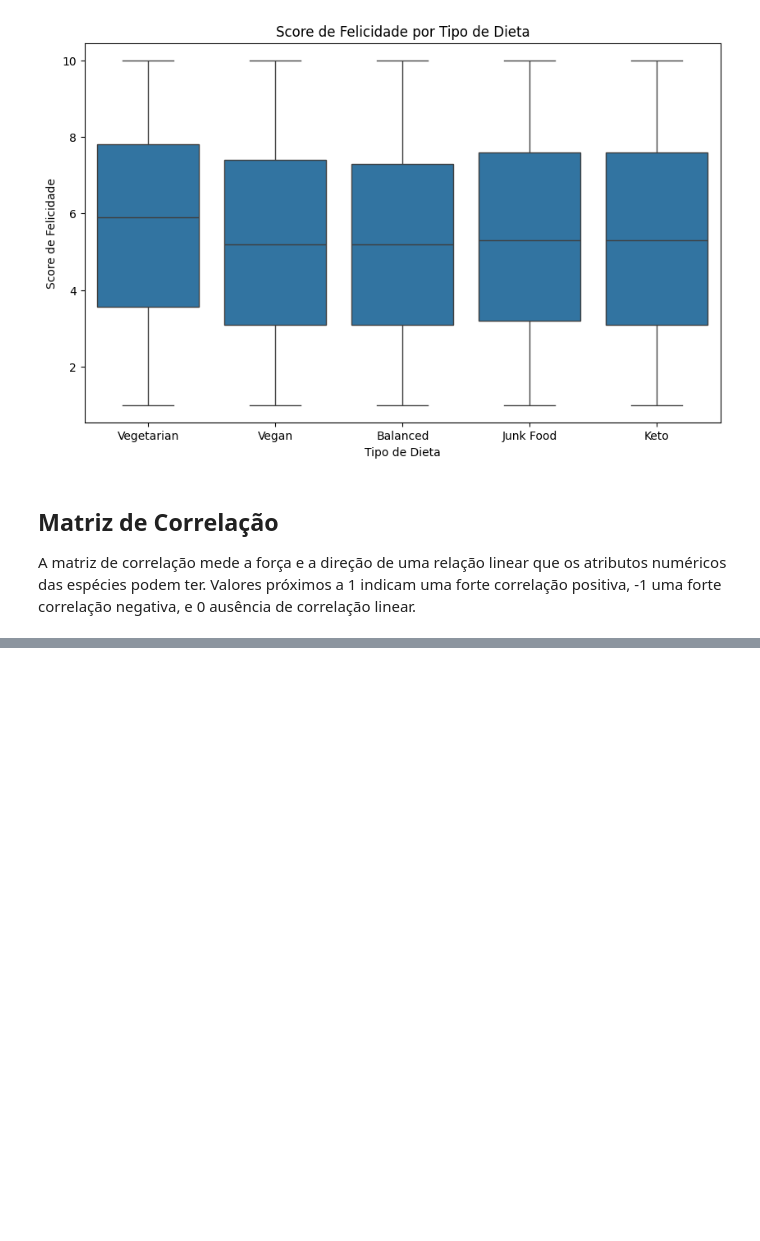
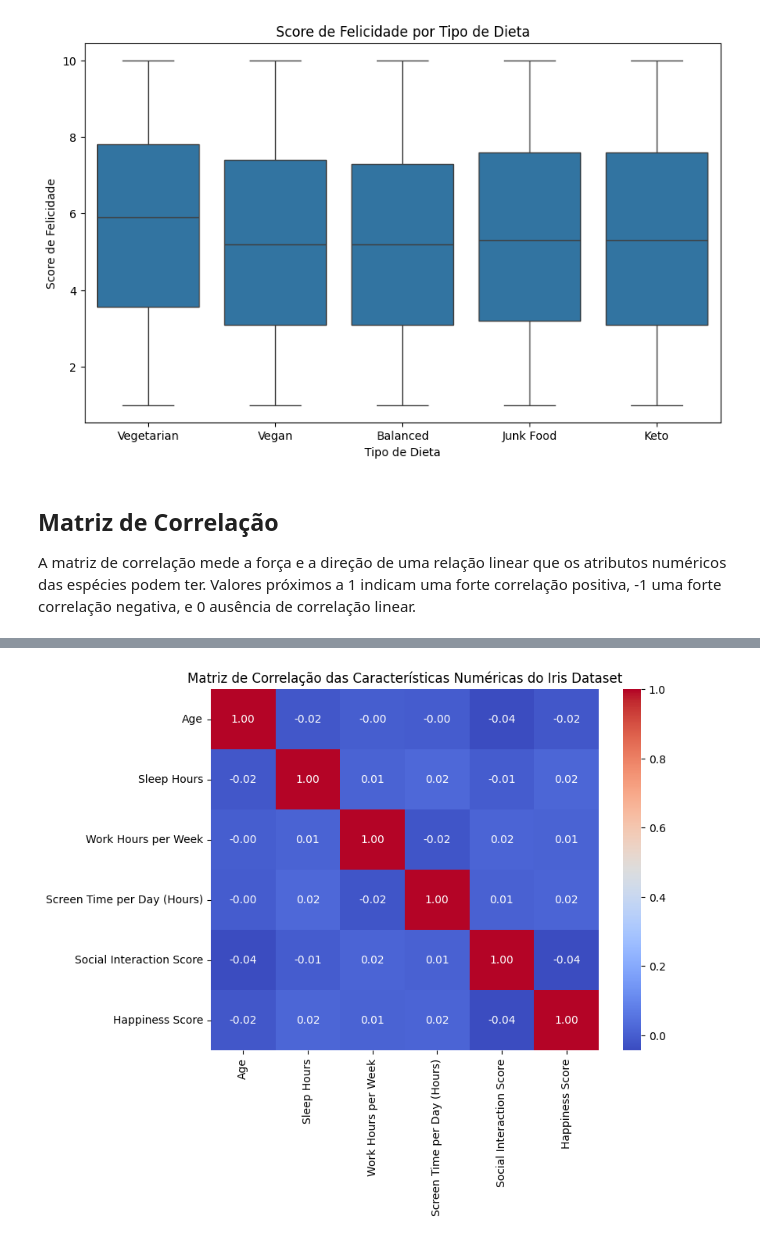
Before and after one commit to hugocfrias/hugocfrias-MVP, a Jupyter notebook: Untitled5.ipynb, the cells around one changed output, grey strips where cells are left out. Drawn from its saved outputs; the diff is of its cells as text; code cells hidden in the pictures; blank space fills up the shorter version.

```diff
--- a/Untitled5.ipynb
+++ b/Untitled5.ipynb
@@ -446,0 +463,8 @@ Matriz de Correlação:
+# %%
+plt.figure(figsize=(8, 6))
+# mapa de calor das variáveis numéricas
+sns.heatmap(df.iloc[:,6:13].corr(), annot=True, cmap='coolwarm', fmt=".2f")
+plt.title('Matriz de Correlação das Características Numéricas do Iris Dataset')
+plt.show()
+# %% [output]
+[figure, added]
```
Also changed, not shown: parts of 29 cells of this notebook.
